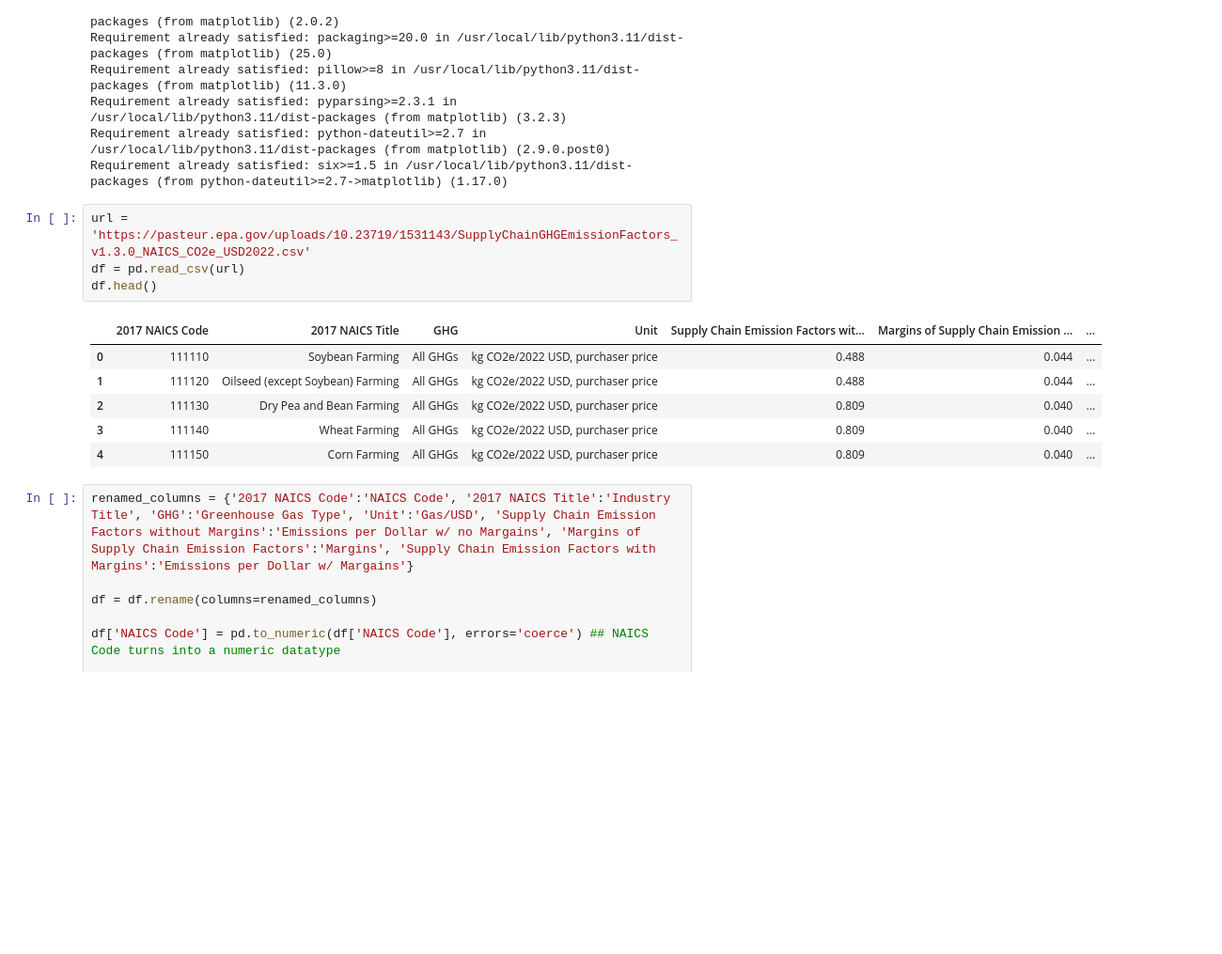
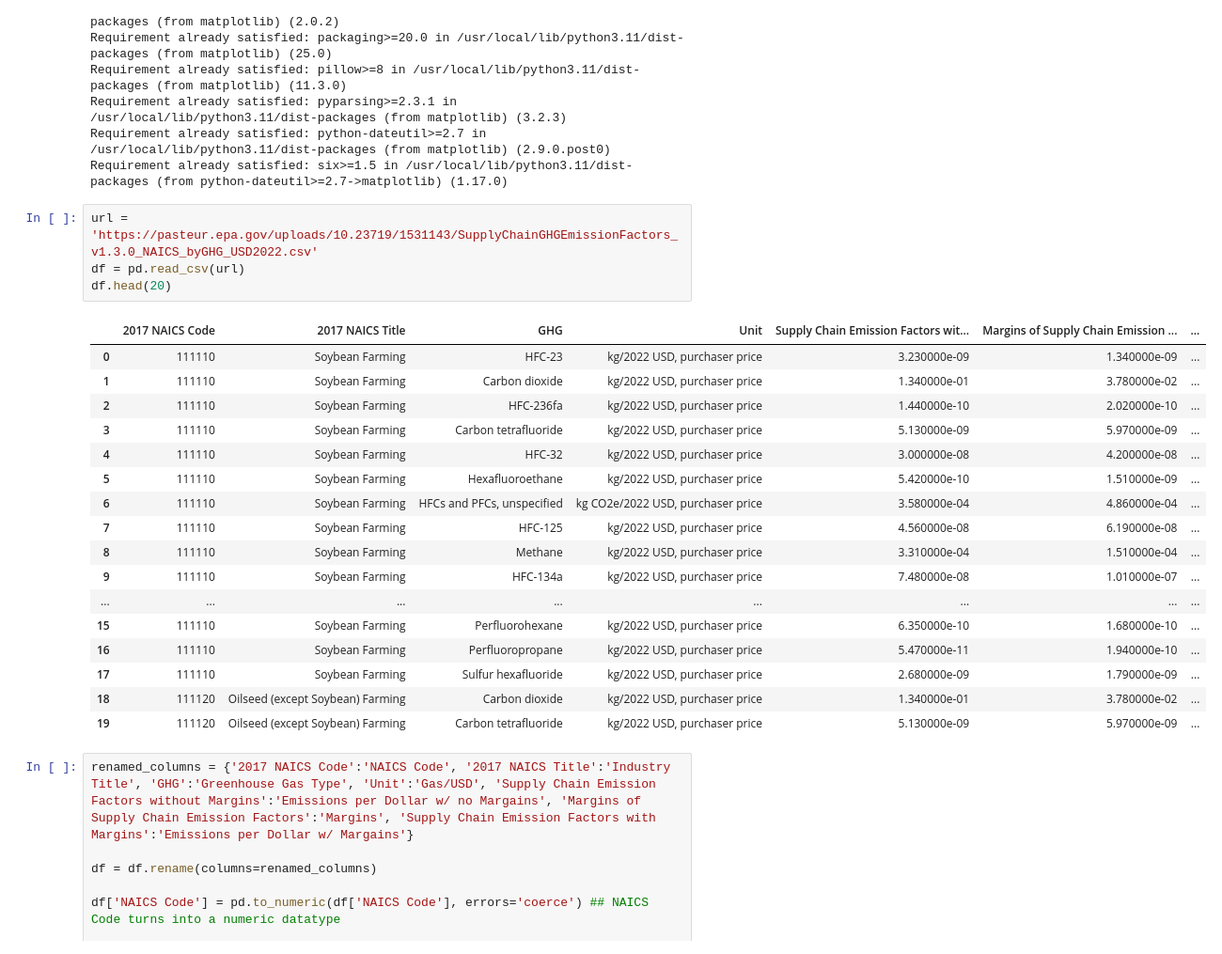
Before and after one commit to coopaloop536/Cooper_CO2_Emissions, a Jupyter notebook: CO2_Emissions_Project.ipynb, the cells around one changed output. Shown at 94% size. Drawn from its saved outputs; the diff is of its cells as text; blank space fills up the shorter version.

```diff
--- a/CO2_Emissions_Project.ipynb
+++ b/CO2_Emissions_Project.ipynb
@@ -25,16 +25,27 @@ Requirement already satisfied: pyparsing>=2.3.1 in /usr/local/lib/python3.11/dis
 Requirement already satisfied: python-dateutil>=2.7 in /usr/local/lib/python3.11/dist-packages (from matplotlib) (2.9.0.post0)
 Requirement already satisfied: six>=1.5 in /usr/local/lib/python3.11/dist-packages (from python-dateutil>=2.7->matplotlib) (1.17.0)
 # %%
-url = 'https://pasteur.epa.gov/uploads/10.23719/1531143/SupplyChainGHGEmissionFactors_v1.3.0_NAICS_CO2e_USD2022.csv'
+url = 'https://pasteur.epa.gov/uploads/10.23719/1531143/SupplyChainGHGEmissionFactors_v1.3.0_NAICS_byGHG_USD2022.csv'
 df = pd.read_csv(url)
-df.head()
+df.head(20)
 # %% [output]
 |  | 2017 NAICS Code | 2017 NAICS Title | GHG | Unit | Supply Chain Emission Factors wit... | Margins of Supply Chain Emission ... | ... |
-| 0 | 111110 | Soybean Farming | All GHGs | kg CO2e/2022 USD, purchaser price | 0.488 | 0.044 | ... |
-| 1 | 111120 | Oilseed (except Soybean) Farming | All GHGs | kg CO2e/2022 USD, purchaser price | 0.488 | 0.044 | ... |
-| 2 | 111130 | Dry Pea and Bean Farming | All GHGs | kg CO2e/2022 USD, purchaser price | 0.809 | 0.040 | ... |
-| 3 | 111140 | Wheat Farming | All GHGs | kg CO2e/2022 USD, purchaser price | 0.809 | 0.040 | ... |
-| 4 | 111150 | Corn Farming | All GHGs | kg CO2e/2022 USD, purchaser price | 0.809 | 0.040 | ... |
+| 0 | 111110 | Soybean Farming | HFC-23 | kg/2022 USD, purchaser price | 3.230000e-09 | 1.340000e-09 | ... |
+| 1 | 111110 | Soybean Farming | Carbon dioxide | kg/2022 USD, purchaser price | 1.340000e-01 | 3.780000e-02 | ... |
+| 2 | 111110 | Soybean Farming | HFC-236fa | kg/2022 USD, purchaser price | 1.440000e-10 | 2.020000e-10 | ... |
+| 3 | 111110 | Soybean Farming | Carbon tetrafluoride | kg/2022 USD, purchaser price | 5.130000e-09 | 5.970000e-09 | ... |
+| 4 | 111110 | Soybean Farming | HFC-32 | kg/2022 USD, purchaser price | 3.000000e-08 | 4.200000e-08 | ... |
+| 5 | 111110 | Soybean Farming | Hexafluoroethane | kg/2022 USD, purchaser price | 5.420000e-10 | 1.510000e-09 | ... |
+| 6 | 111110 | Soybean Farming | HFCs and PFCs, unspecified | kg CO2e/2022 USD, purchaser price | 3.580000e-04 | 4.860000e-04 | ... |
+| 7 | 111110 | Soybean Farming | HFC-125 | kg/2022 USD, purchaser price | 4.560000e-08 | 6.190000e-08 | ... |
+| 8 | 111110 | Soybean Farming | Methane | kg/2022 USD, purchaser price | 3.310000e-04 | 1.510000e-04 | ... |
+| 9 | 111110 | Soybean Farming | HFC-134a | kg/2022 USD, purchaser price | 7.480000e-08 | 1.010000e-07 | ... |
+| ... | ... | ... | ... | ... | ... | ... | ... |
+| 15 | 111110 | Soybean Farming | Perfluorohexane | kg/2022 USD, purchaser price | 6.350000e-10 | 1.680000e-10 | ... |
+| 16 | 111110 | Soybean Farming | Perfluoropropane | kg/2022 USD, purchaser price | 5.470000e-11 | 1.940000e-10 | ... |
+| 17 | 111110 | Soybean Farming | Sulfur hexafluoride | kg/2022 USD, purchaser price | 2.680000e-09 | 1.790000e-09 | ... |
+| 18 | 111120 | Oilseed (except Soybean) Farming | Carbon dioxide | kg/2022 USD, purchaser price | 1.340000e-01 | 3.780000e-02 | ... |
+| 19 | 111120 | Oilseed (except Soybean) Farming | Carbon tetrafluoride | kg/2022 USD, purchaser price | 5.130000e-09 | 5.970000e-09 | ... |
 # %%
 renamed_columns = {'2017 NAICS Code':'NAICS Code', '2017 NAICS Title':'Industry Title', 'GHG':'Greenhouse Gas Type', 'Unit':'Gas/USD', 'Supply Chain Emission Factors without Margins':'Emissions per Dollar w/ no Margains', 'Margins of Supply Chain Emission Factors':'Margins', 'Supply Chain Emission Factors with Margins':'Emissions per Dollar w/ Margains'}
 
```
Also changed, not shown: parts of 3 cells of this notebook.
